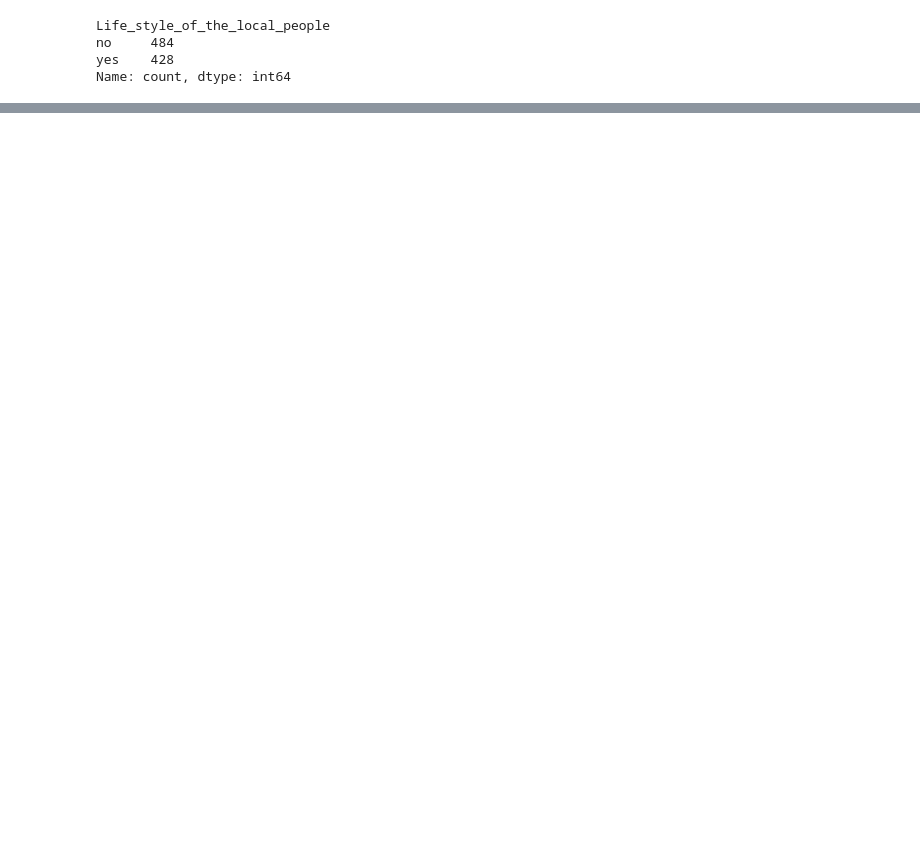
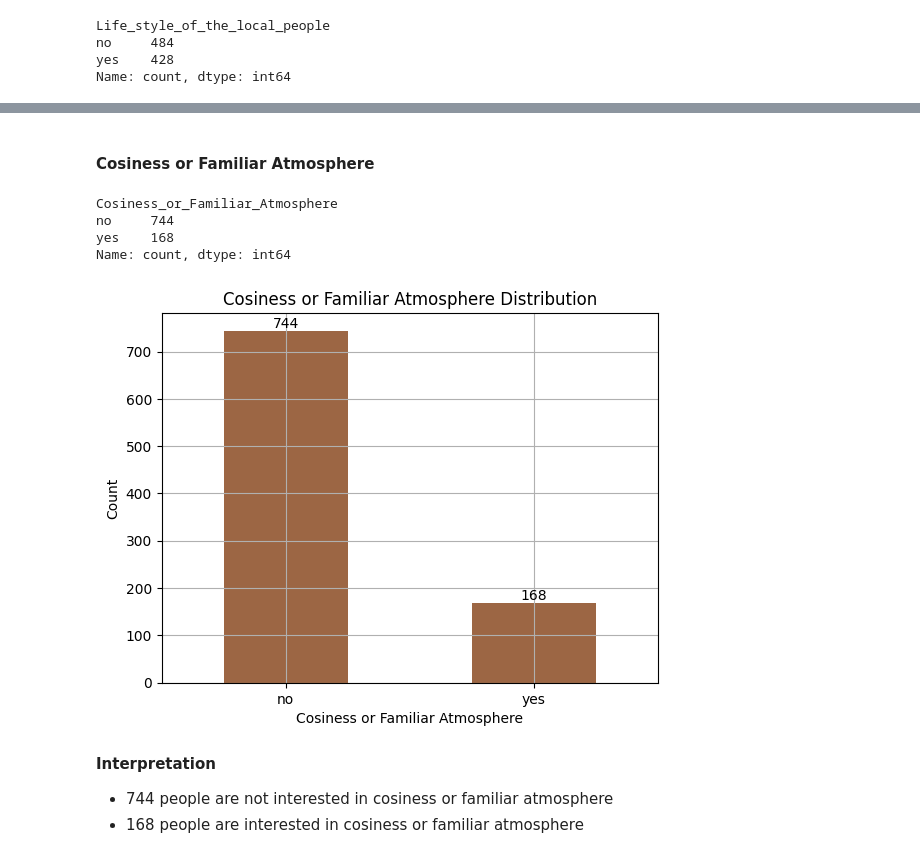
Before and after one commit to Uraniumking007/College-Stuff, a Jupyter notebook: BE/codeunnati/python_scripts_ckpcet/project_on_data_analytics/data_analytics_on_vacation_data/Data_Analytics_On_Vacation_Data.ipynb, the cells around one changed output, grey strips where cells are left out. Saved outputs shown, nothing was run; the diff lists cells and outputs as text; code cells hidden in the pictures; blank space fills up the shorter version.

```diff
--- a/BE/codeunnati/python_scripts_ckpcet/project_on_data_analytics/data_analytics_on_vacation_data/Data_Analytics_On_Vacation_Data.ipynb
+++ b/BE/codeunnati/python_scripts_ckpcet/project_on_data_analytics/data_analytics_on_vacation_data/Data_Analytics_On_Vacation_Data.ipynb
@@ -1273,0 +1331,22 @@ SyntaxError: incomplete input (2040660149.py, line 3)
+# %% [markdown]
+#### Cosiness or Familiar Atmosphere
+# %%
+# show the counts
+
+df_cat.Cosiness_or_Familiar_Atmosphere.value_counts()
+# %% [output]
+Cosiness_or_Familiar_Atmosphere
+no     744
+yes    168
+Name: count, dtype: int64
+# %%
+# plot the data
+
+plot_bar_chart(df_cat.Cosiness_or_Familiar_Atmosphere.value_counts(), 'Cosiness or Familiar Atmosphere Distribution', 'Cosiness or Familiar Atmosphere', 'Count', 0)
+# %% [output]
+[figure, added]
+# %% [markdown]
+**Interpretation**
+
+- 744 people are not interested in cosiness or familiar atmosphere
+- 168 people are interested in cosiness or familiar atmosphere
```
Also changed, not shown: parts of 44 cells of this notebook.
